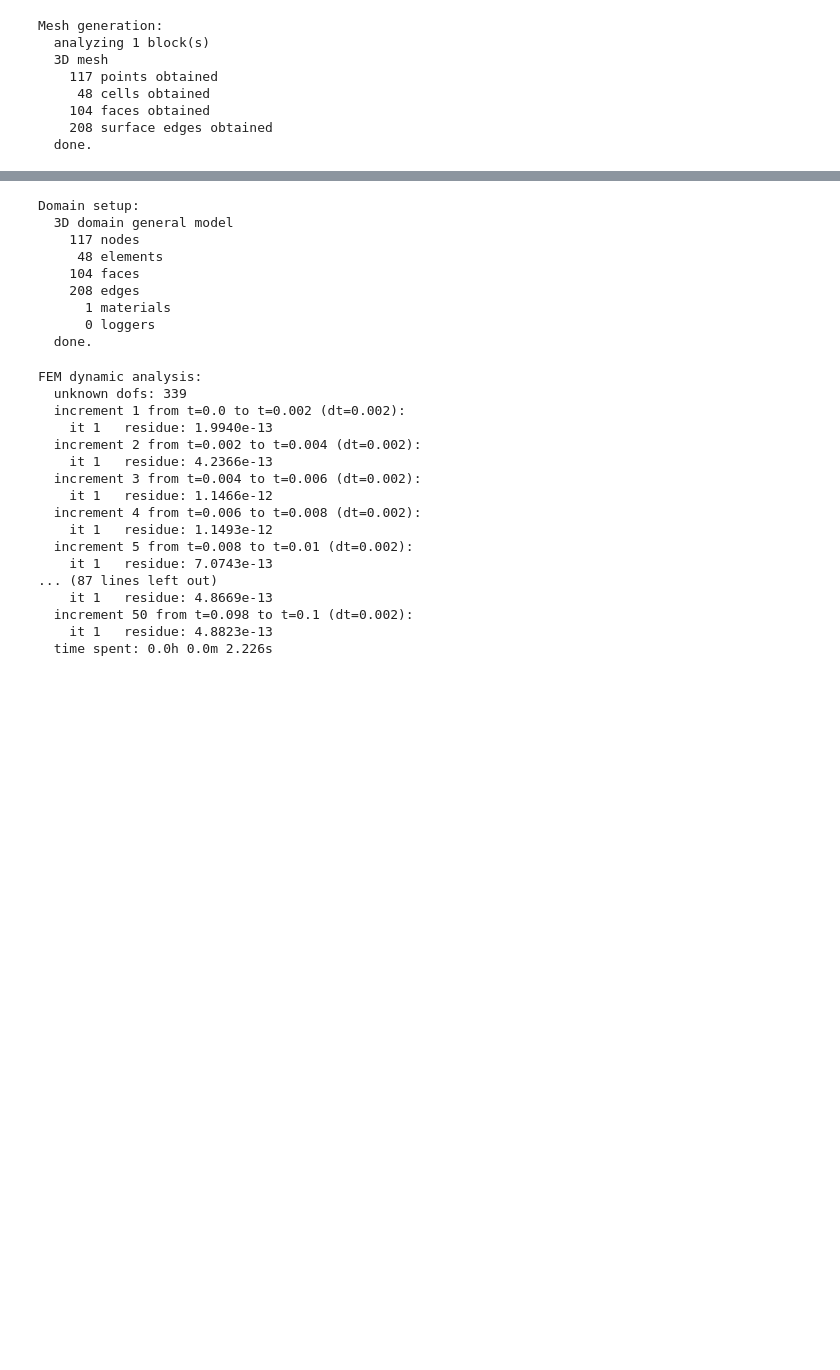
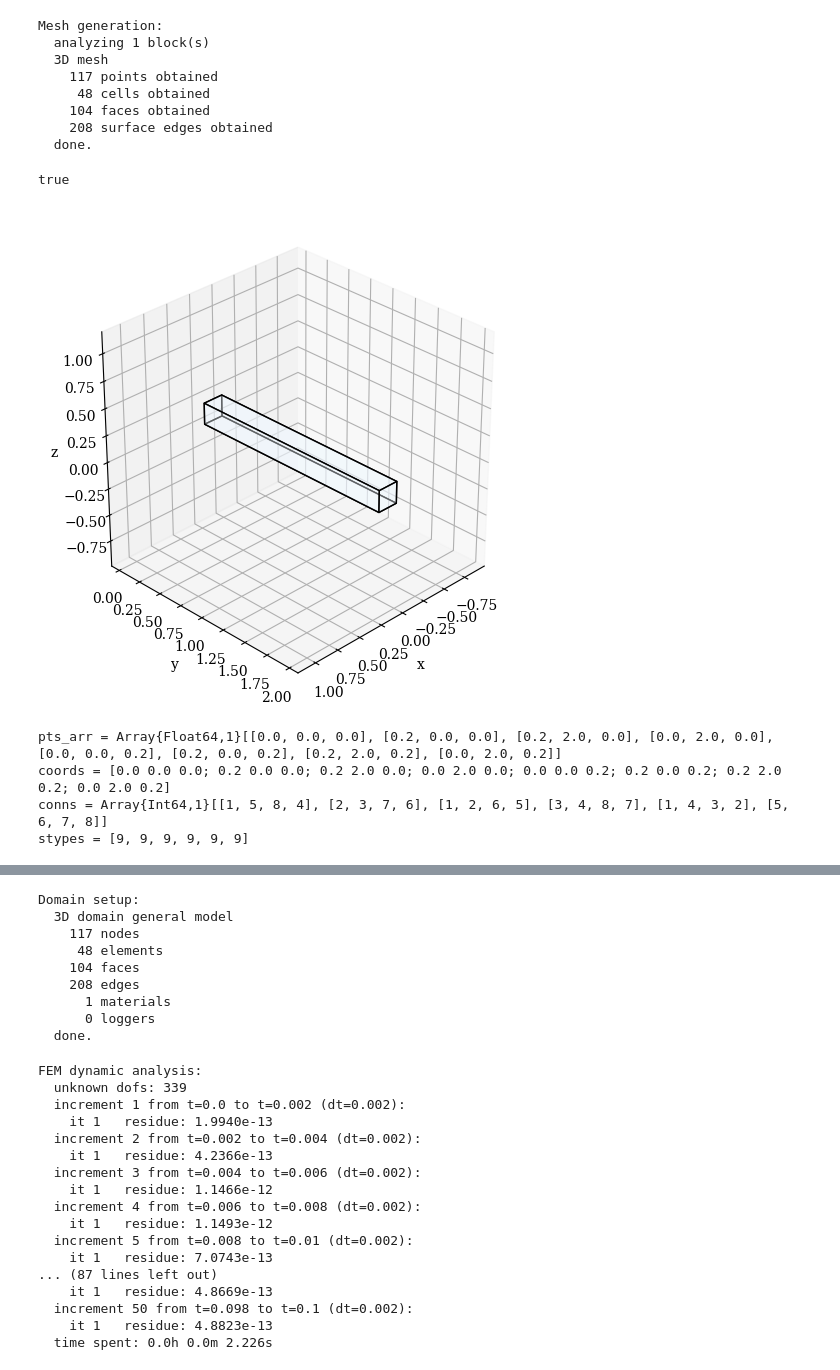
Before and after one commit to NumSoftware/Amaru.jl, a Jupyter notebook: notebooks/3d dynamic analysis.ipynb, the cells around one changed output, grey strips where cells are left out. Cells and saved outputs as stored; diff of their text form; code cells hidden in the pictures; blank space fills up the shorter version.

```diff
--- a/notebooks/3d dynamic analysis.ipynb
+++ b/notebooks/3d dynamic analysis.ipynb
@@ -18,3 +21,15 @@ Mesh generation:
     104 faces obtained
     208 surface edges obtained
   done.
+# %%
+isa(blocks[1], FemMesh.Block)
+# %% [output]
+true
+# %%
+mplot(blocks)
+# %% [output]
+[figure, added]
+pts_arr = Array{Float64,1}[[0.0, 0.0, 0.0], [0.2, 0.0, 0.0], [0.2, 2.0, 0.0], [0.0, 2.0, 0.0], [0.0, 0.0, 0.2], [0.2, 0.0, 0.2], [0.2, 2.0, 0.2], [0.0, 2.0, 0.2]]
+coords = [0.0 0.0 0.0; 0.2 0.0 0.0; 0.2 2.0 0.0; 0.0 2.0 0.0; 0.0 0.0 0.2; 0.2 0.0 0.2; 0.2 2.0 0.2; 0.0 2.0 0.2]
+conns = Array{Int64,1}[[1, 5, 8, 4], [2, 3, 7, 6], [1, 2, 6, 5], [3, 4, 8, 7], [1, 4, 3, 2], [5, 6, 7, 8]]
+stypes = [9, 9, 9, 9, 9, 9]
```
Also changed, not shown: parts of 3 cells of this notebook, 32 other files.
